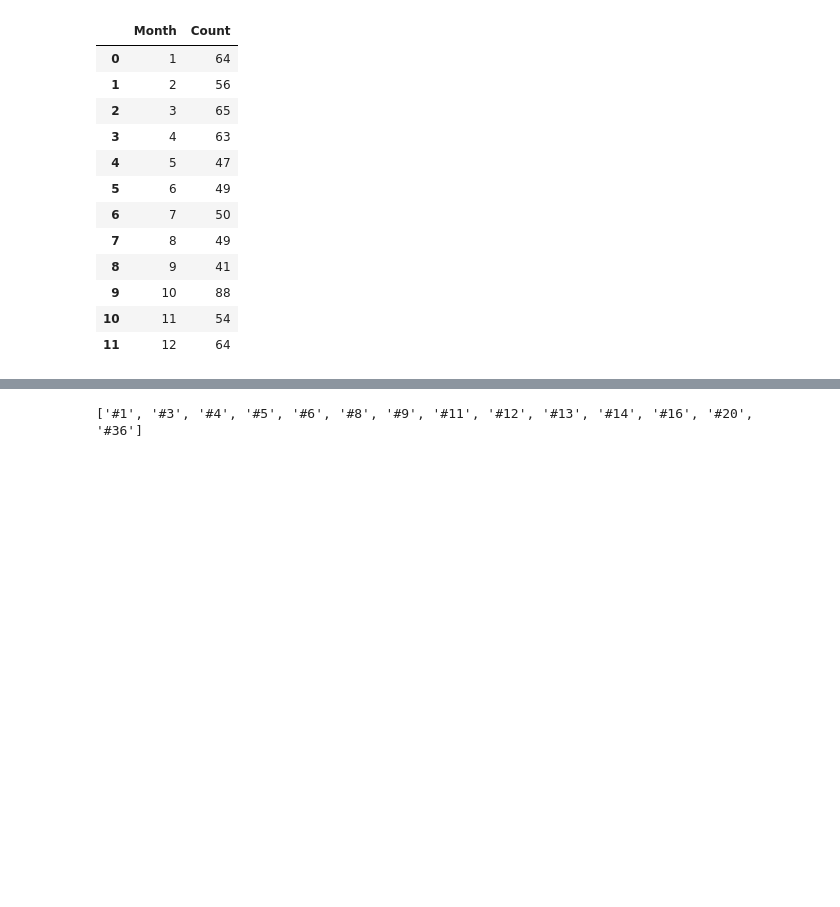
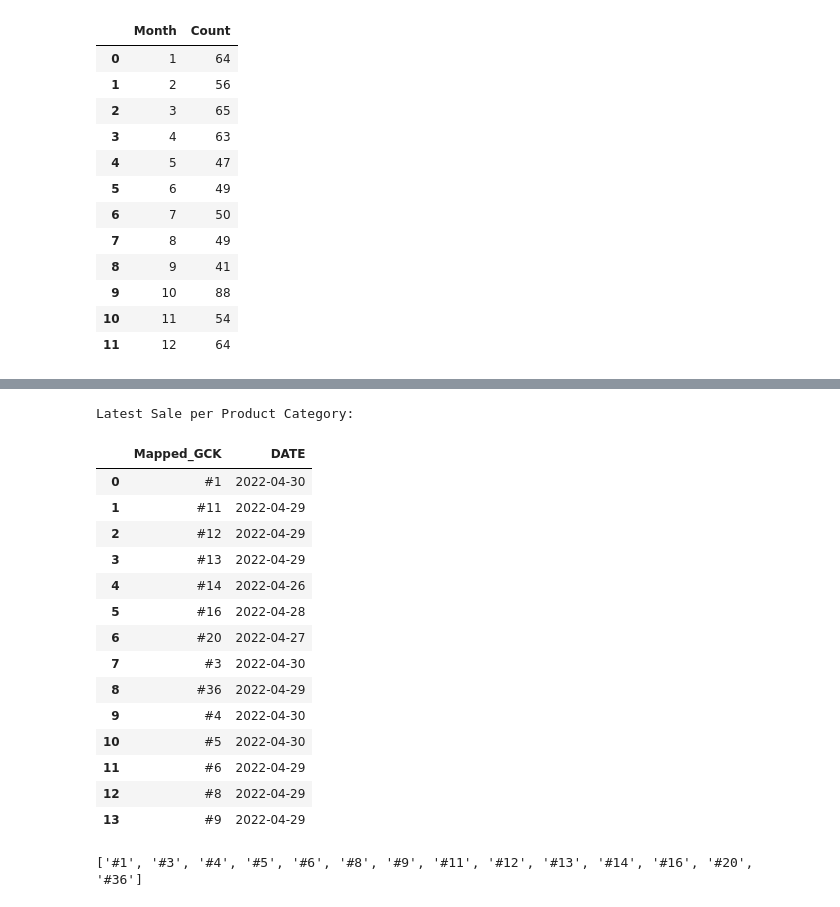
Before and after one commit to MGN19/Siemens-forecast, a Jupyter notebook: explore.ipynb, the cells around one changed output, grey strips where cells are left out. Saved outputs shown, nothing was run; the diff lists cells and outputs as text; code cells hidden in the pictures; blank space fills up the shorter version.

```diff
--- a/explore.ipynb
+++ b/explore.ipynb
@@ -531,3 +564,23 @@ Month Patterns for No Sales Days:
+# %%
+print("Latest Sale per Product Category:")
+latest_sale[['Mapped_GCK', 'DATE']]
+# %% [output]
+Latest Sale per Product Category:
+|  | Mapped_GCK | DATE |
+| 0 | #1 | 2022-04-30 |
+| 1 | #11 | 2022-04-29 |
+| 2 | #12 | 2022-04-29 |
+| 3 | #13 | 2022-04-29 |
+| 4 | #14 | 2022-04-26 |
+| 5 | #16 | 2022-04-28 |
+| 6 | #20 | 2022-04-27 |
+| 7 | #3 | 2022-04-30 |
+| 8 | #36 | 2022-04-29 |
+| 9 | #4 | 2022-04-30 |
+| 10 | #5 | 2022-04-30 |
+| 11 | #6 | 2022-04-29 |
+| 12 | #8 | 2022-04-29 |
+| 13 | #9 | 2022-04-29 |
 # %%
 # Unique product groups
 sorted_arr = sorted(sales_data['Mapped_GCK'].unique(), key=lambda x: int(x[1:]))
```
Also changed, not shown: parts of 3 cells of this notebook.
